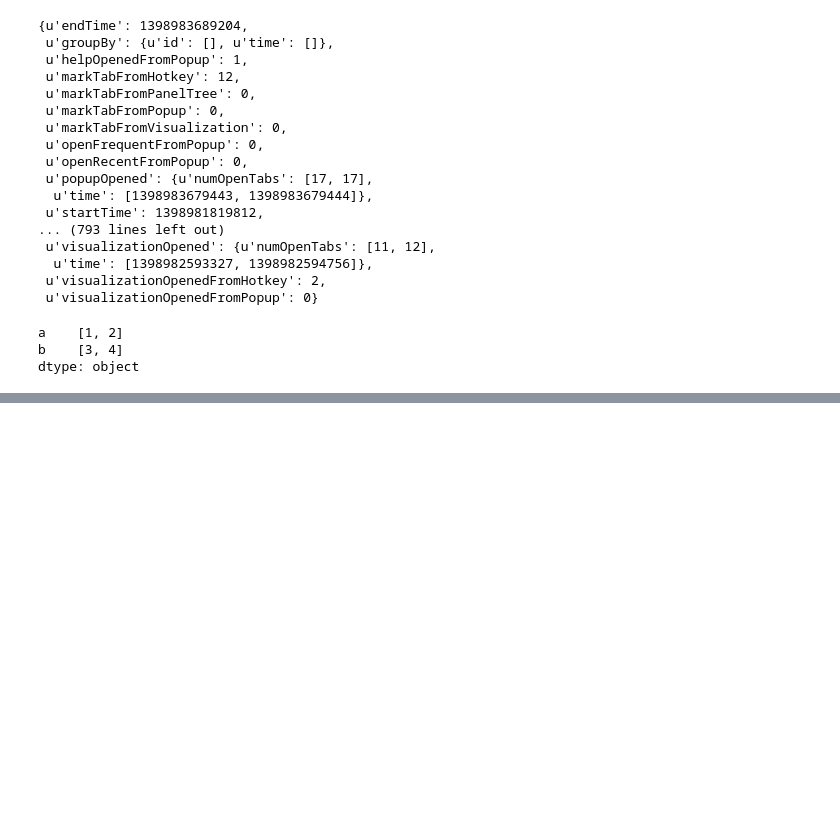
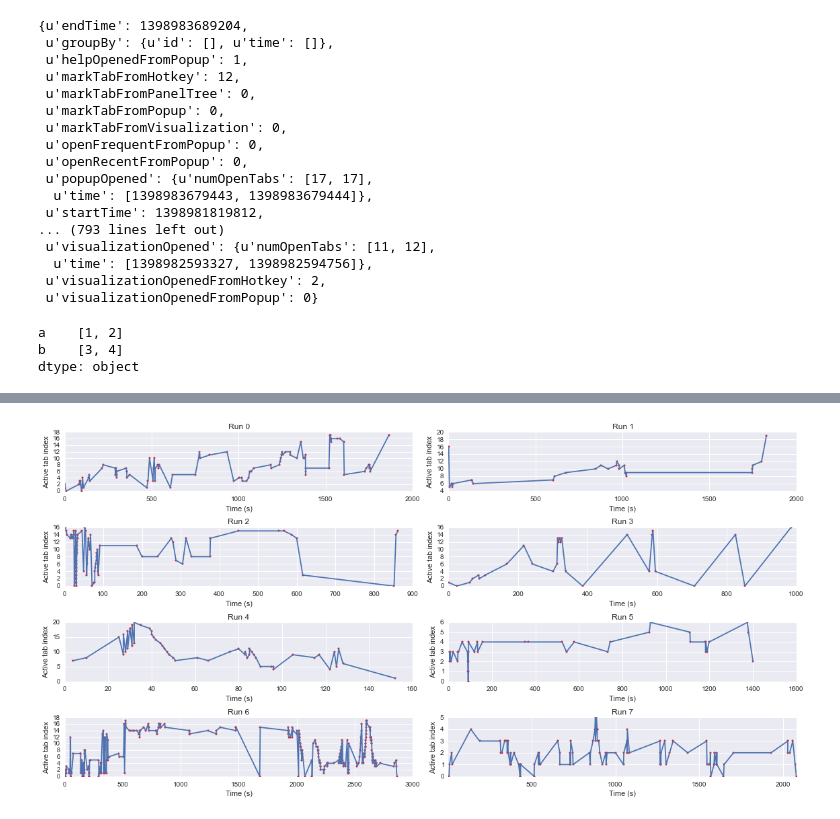
Before and after one commit to ameyp20191/hccProject, a Jupyter notebook: logs/sw_on_off/Data analysis.ipynb, the cells around one changed output, grey strips where cells are left out. Cells and saved outputs as stored; diff of their text form; code cells hidden in the pictures; blank space fills up the shorter version.

Commit message:
Add more logs and some graphs in notebook.

```diff
--- a/logs/sw_on_off/Data analysis.ipynb
+++ b/logs/sw_on_off/Data analysis.ipynb
@@ -3,8 +3,10 @@ import numpy as np
 import pandas as pd
 import scipy.stats as stats
 from matplotlib import pyplot as plt
+import matplotlib.pylab as pylab
 import seaborn as sns
 import json
+pylab.rcParams['figure.figsize'] = 16, 12
 %matplotlib inline
 # %%
 y = np.random.randn(100)
@@ -78,0 +129,17 @@ df['tabsMarked'][0]
+# %%
+# Pattern of tab switching over time
+fig = plt.figure(figsize=(16, 8))
+nrows, ncols = len(df.index) / 2, 2
+for index in df.index:
+    x, y = nestedxy(index=index, maincol='tabsActivated', xcol='time', ycol='index')
+    plt.subplot(nrows, ncols, index + 1)
+    plt.hold(True)
+    plt.plot(x, y, 'ro', markersize=3)
+    plt.plot(x, y)
+    plt.xlabel('Time (s)')
+    plt.ylabel('Active tab index')
+    plt.title('Run %d' % (index))
+plt.autoscale(tight='x')
+plt.tight_layout()
+# %% [output]
+[figure, added]
```
Also changed, not shown: parts of 6 cells of this notebook, 13 other files.
